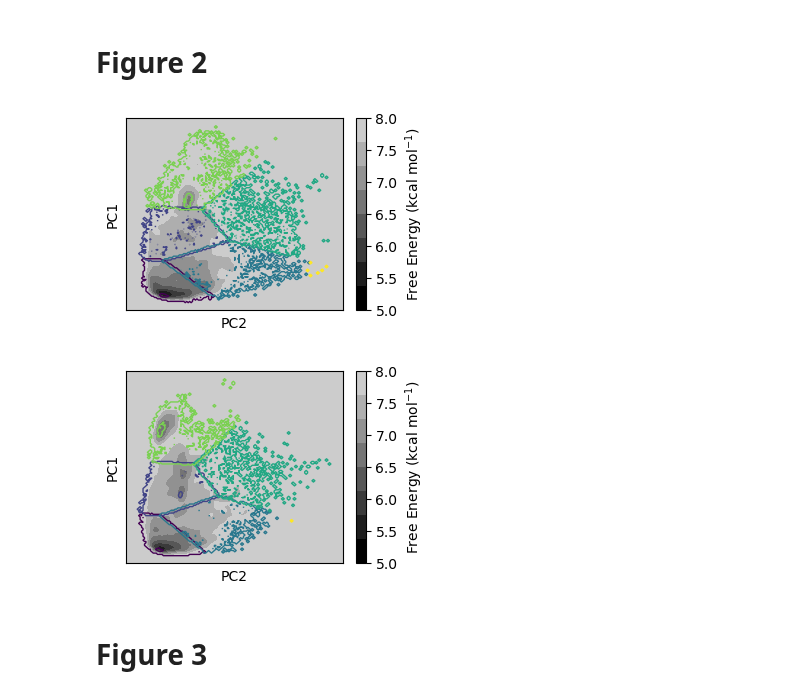
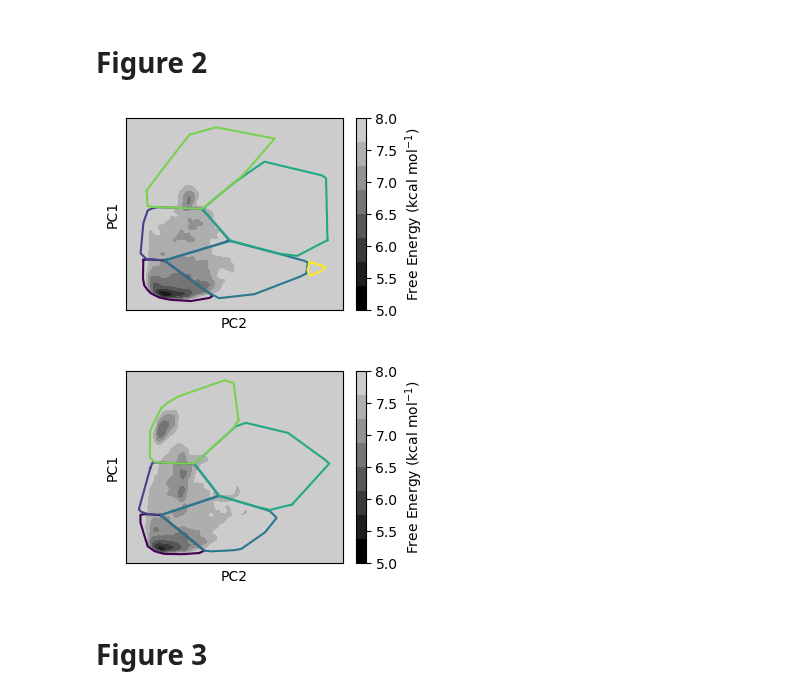
Before and after one commit to paulrobustelli/Garcia_hIAPP_monomer_binders_2025, a Jupyter notebook: main_text_figures.ipynb, the cells around one changed output. Saved outputs shown, nothing was run; the diff lists cells and outputs as text; code cells hidden in the pictures.

Commit message:
figures for paper

```diff
--- a/main_text_figures.ipynb
+++ b/main_text_figures.ipynb
@@ -150,53 +149,58 @@ plt.show()
 # %% [markdown]
 # Figure 2
 # %%
+from scipy.spatial import ConvexHull
+
 PCs = np.load(WT_apo_dir+"/concat_all_incpca.npy")
-
 # get dictionary
 with open(WT_apo_dir+"/_concat_all_6c_kmeans_cluster_indices.pkl", "rb") as f:
     c_dict = pickle.load(f)
 
 fig, ax = plt.subplots(nrows=1,ncols=1, figsize=(3.5,2.5))
-
-
 counts,xbins,ybins=np.histogram2d(PCs[:,1],PCs[:,0],bins=50,density=True, range=[[np.min(PCs[:,1])-50, np.max(PCs[:,1])+50], [np.min(PCs[:,0])-50, np.max(PCs[:,0])+50]]) # LogNorm()
 a = np.log(np.flipud(counts)+.000001)
 T = 300
 a = -(0.001987*T)*a
-
 im = ax.imshow(a, interpolation='gaussian', extent=[ybins[0], ybins[-1],
                                                     xbins[0], xbins[-1]], cmap=custom_pastel_gray_cmap, aspect='auto')
 im.set_clim(5.0, 8.0)  # Adjust these values based on your data
 
 # Add a colorbar to the plot
 cbar = plt.colorbar(im, ax=ax, label='Free Energy (kcal mol$^{-1}$)')
 
 # plot the outlines with a thicker line
 
 for i in range(len(c_dict.keys())):
         frame_ind = c_dict[i]
         x = PCs[frame_ind][:,0]
         y = PCs[frame_ind][:,1]
 
-        # calculate the 2D density of the data given
-        counts,xbins,ybins=np.histogram2d(x,y,bins=150,density=True, range=[[np.min(PCs[:,0])-50, np.max(PCs[:,0])+50], [np.min(PCs[:,1])-50, np.max(PCs[:,1])+50]]) # LogNorm()
-        # make the contour plot
-        ax.contour(counts.transpose(),extent=[xbins.min(),xbins.max(), ybins.min(),ybins.max()],linewidths=1.0,colors=viridis_hex[i],
-            linestyles='solid', levels=1)
+        cluster_points = PCs[frame_ind]
+        hull = ConvexHull(cluster_points)
+        hull_points = cluster_points[hull.vertices]
+        # Close the loop
+        hull_points = np.concatenate([hull_points, hull_points[:1]])
+        plt.plot(hull_points[:, 0], hull_points[:, 1], color=viridis_hex[i])  # outline
 
-plt.ylim(ybins.min(), ybins.max())
-plt.xlim(xbins.min(), xbins.max())
+        # # calculate the 2D density of the data given
+        # counts,xbins,ybins=np.histogram2d(x,y,bins=150,density=True, range=[[np.min(PCs[:,0])-50, np.max(PCs[:,0])+50], [np.min(PCs[:,1])-50, np.max(PCs[:,1])+50]]) # LogNorm()
+        # # make the contour plot
+        # ax.contour(counts.transpose(),extent=[xbins.min(),xbins.max(), ybins.min(),ybins.max()],linewidths=1.0,colors=viridis_hex[i],
+        #     linestyles='solid', levels=0)
+
+plt.xlim(ybins.min(), ybins.max())
+plt.ylim(xbins.min(), xbins.max())
 plt.ylabel("PC1")
 plt.xlabel("PC2")
 plt.xticks([])
 plt.yticks([])
 plt.grid(False)
 
 plt.savefig(outdir + "iapp_wt_apo_FES_on_PCs.pdf", dpi=400, bbox_inches="tight")
 
 plt.show()
 # %% [output]
-[figure, old version]
+[figure, new version]
 # %%
 PCs = np.load(S20G_apo_dir+"/concat_all_incpca.npy")
 
@@ -225,15 +229,24 @@ for i in range(len(c_dict.keys())):
         frame_ind = c_dict[i]
         x = PCs[frame_ind][:,0]
         y = PCs[frame_ind][:,1]
+        if len(frame_ind) < 3:
+            continue
 
-        # calculate the 2D density of the data given
-        counts,xbins,ybins=np.histogram2d(x,y,bins=150,density=True, range=[[np.min(PCs[:,0])-50, np.max(PCs[:,0])+50], [np.min(PCs[:,1])-50, np.max(PCs[:,1])+50]]) # LogNorm()
-        # make the contour plot
-        ax.contour(counts.transpose(),extent=[xbins.min(),xbins.max(), ybins.min(),ybins.max()],linewidths=1.0,colors=viridis_hex[i],
-            linestyles='solid', levels=1)
+        cluster_points = PCs[frame_ind]
+        hull = ConvexHull(cluster_points)
+        hull_points = cluster_points[hull.vertices]
+        # Close the loop
+        hull_points = np.concatenate([hull_points, hull_points[:1]])
+        plt.plot(hull_points[:, 0], hull_points[:, 1], color=viridis_hex[i])  # outline
 
-plt.ylim(ybins.min(), ybins.max())
-plt.xlim(xbins.min(), xbins.max())
+        # # calculate the 2D density of the data given
+        # counts,xbins,ybins=np.histogram2d(x,y,bins=150,density=True, range=[[np.min(PCs[:,0])-50, np.max(PCs[:,0])+50], [np.min(PCs[:,1])-50, np.max(PCs[:,1])+50]]) # LogNorm()
+        # # make the contour plot
+        # ax.contour(counts.transpose(),extent=[xbins.min(),xbins.max(), ybins.min(),ybins.max()],linewidths=1.0,colors=viridis_hex[i],
+        #     linestyles='solid', levels=0)
+
+plt.xlim(ybins.min(), ybins.max())
+plt.ylim(xbins.min(), xbins.max())
 plt.ylabel("PC1")
 plt.xlabel("PC2")
 plt.xticks([])
@@ -244,7 +257,7 @@ plt.savefig(outdir + "iapp_s20g_apo_FES_on_PCs.pdf", dpi=400, bbox_inches="tight
 
 plt.show()
 # %% [output]
-[figure, old version]
+[figure, new version]
 # %% [markdown]
 # Figure 3
 # %%
```
Also changed, not shown: parts of 11 cells of this notebook, 23 other files.
